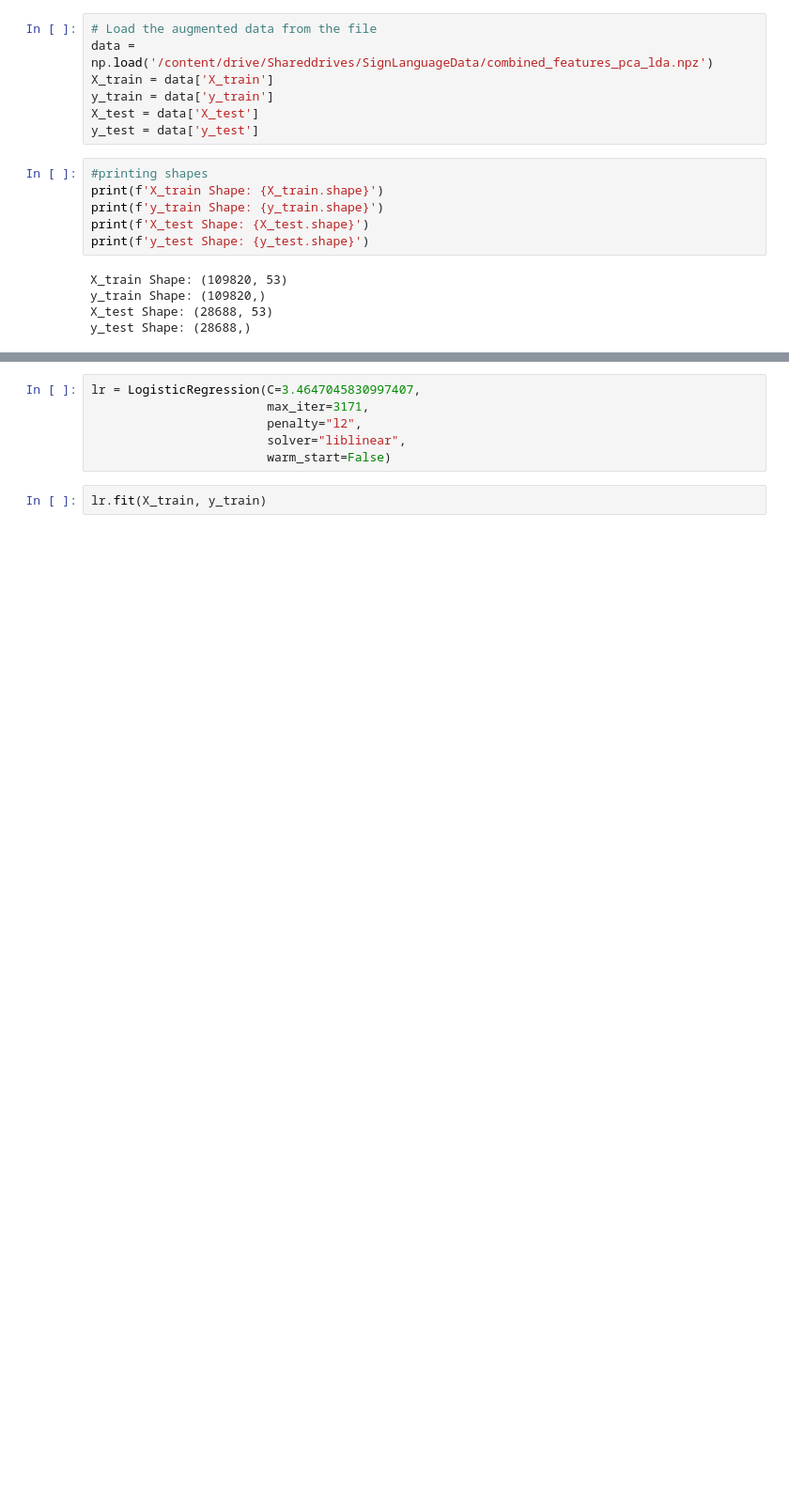
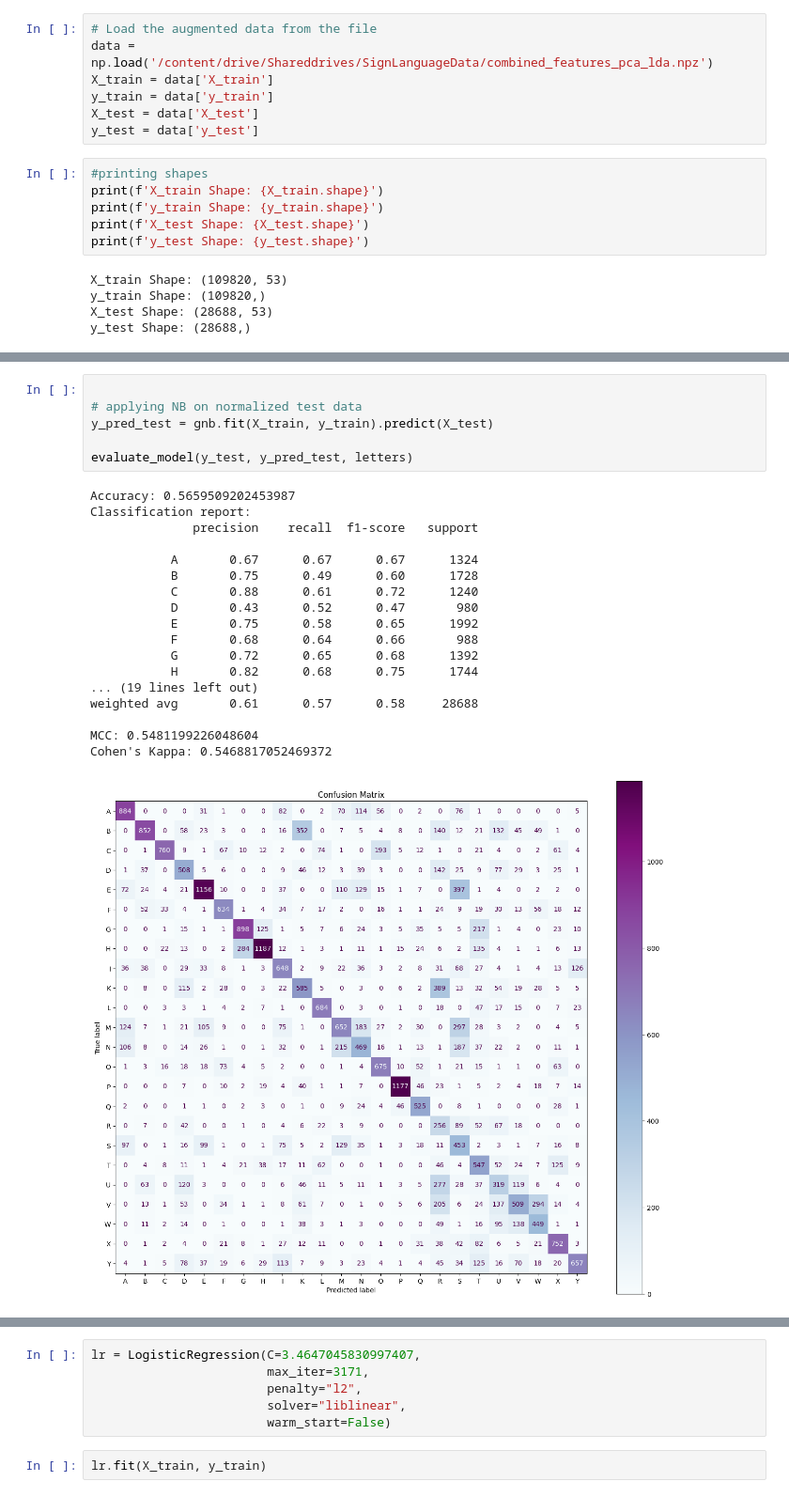
Before and after one commit to DataScienceAndEngineering/machine-learning-dse-i210-final-project-signlanguageclassification, a Jupyter notebook: notebooks/1.5-su-initial-baseline-model.ipynb, the cells around one changed output, grey strips where cells are left out. Shown at 94% size. Drawn from its saved outputs; the diff is of its cells as text; blank space fills up the shorter version.

```diff
--- a/notebooks/1.5-su-initial-baseline-model.ipynb
+++ b/notebooks/1.5-su-initial-baseline-model.ipynb
@@ -546,0 +594,25 @@ Test Accuracy: 0.5659509202453987
+# %%
+
+# applying NB on normalized test data
+y_pred_test = gnb.fit(X_train, y_train).predict(X_test)
+
+evaluate_model(y_test, y_pred_test, letters)
+# %% [output]
+Accuracy: 0.5659509202453987
+Classification report:
+              precision    recall  f1-score   support
+
+           A       0.67      0.67      0.67      1324
+           B       0.75      0.49      0.60      1728
+           C       0.88      0.61      0.72      1240
+           D       0.43      0.52      0.47       980
+           E       0.75      0.58      0.65      1992
+           F       0.68      0.64      0.66       988
+           G       0.72      0.65      0.68      1392
+           H       0.82      0.68      0.75      1744
+... (19 lines left out)
+weighted avg       0.61      0.57      0.58     28688
+
+MCC: 0.5481199226048604
+Cohen's Kappa: 0.5468817052469372
+[figure, added]
```
Also changed, not shown: parts of 14 cells of this notebook.
